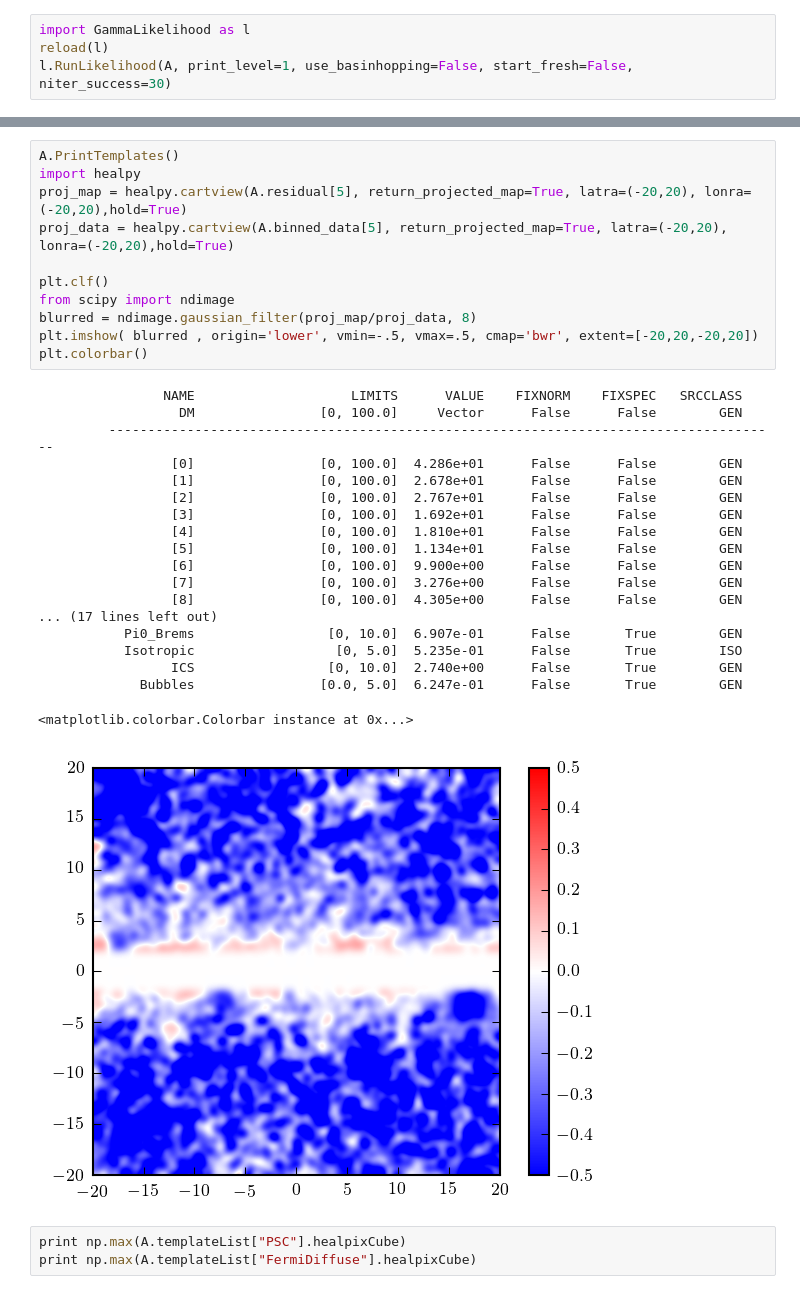
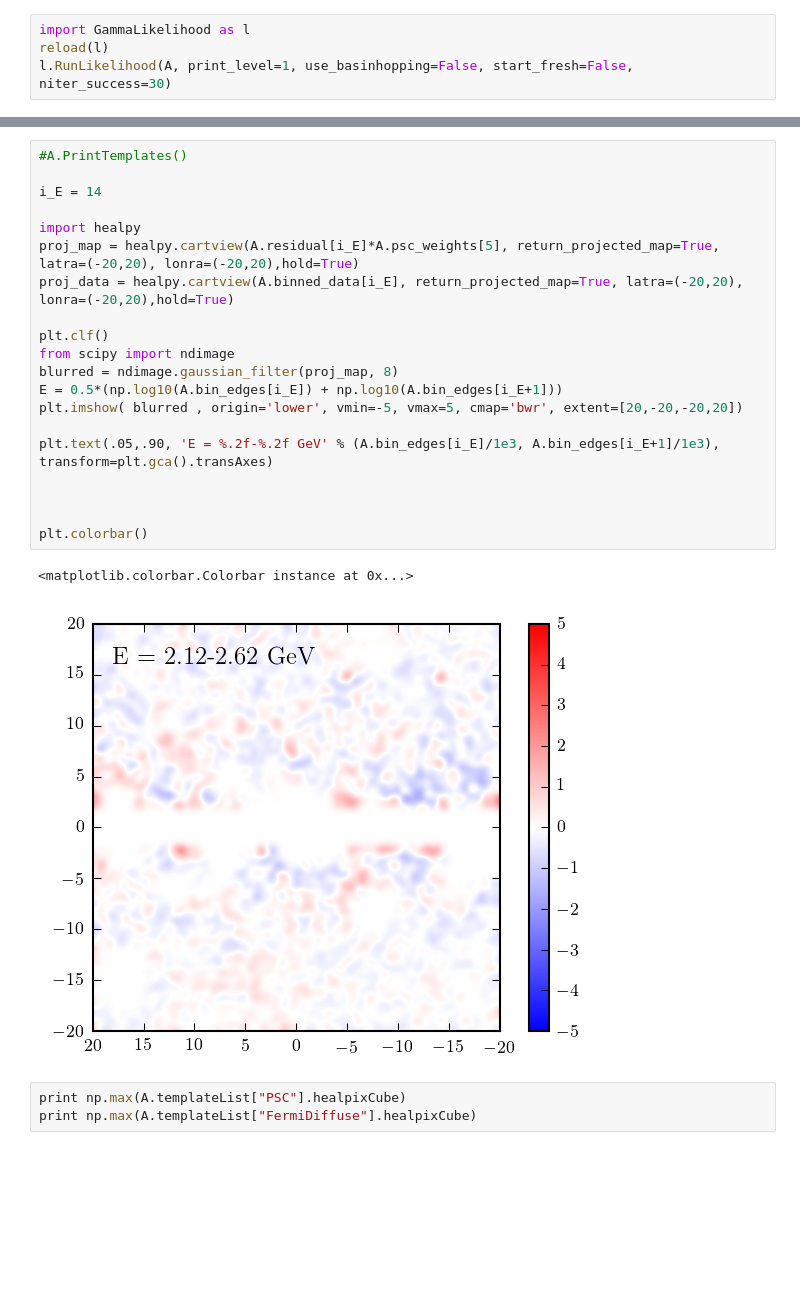
Before and after one commit to erccarls/GammaLike_dev, a Jupyter notebook: Test Analysis.ipynb, the cells around one changed output, grey strips where cells are left out. Saved outputs shown, nothing was run; the diff lists cells and outputs as text; blank space fills up the shorter version.

```diff
--- a/Test Analysis.ipynb
+++ b/Test Analysis.ipynb
@@ -193,34 +116,26 @@ TypeError: GetExpMap() takes exactly 5 arguments (6 given)
 # %%
-A.PrintTemplates()
+#A.PrintTemplates()
+
+i_E = 14
+
 import healpy
-proj_map = healpy.cartview(A.residual[5], return_projected_map=True, latra=(-20,20), lonra=(-20,20),hold=True)
-proj_data = healpy.cartview(A.binned_data[5], return_projected_map=True, latra=(-20,20), lonra=(-20,20),hold=True)
+proj_map = healpy.cartview(A.residual[i_E]*A.psc_weights[5], return_projected_map=True, latra=(-20,20), lonra=(-20,20),hold=True)
+proj_data = healpy.cartview(A.binned_data[i_E], return_projected_map=True, latra=(-20,20), lonra=(-20,20),hold=True)
 
 plt.clf()
 from scipy import ndimage
-blurred = ndimage.gaussian_filter(proj_map/proj_data, 8)
-plt.imshow( blurred , origin='lower', vmin=-.5, vmax=.5, cmap='bwr', extent=[-20,20,-20,20])
+blurred = ndimage.gaussian_filter(proj_map, 8)
+E = 0.5*(np.log10(A.bin_edges[i_E]) + np.log10(A.bin_edges[i_E+1]))
+plt.imshow( blurred , origin='lower', vmin=-5, vmax=5, cmap='bwr', extent=[20,-20,-20,20])
+
+plt.text(.05,.90, 'E = %.2f-%.2f GeV' % (A.bin_edges[i_E]/1e3, A.bin_edges[i_E+1]/1e3), transform=plt.gca().transAxes)
+
+
+
 plt.colorbar()
 # %% [output]
-                NAME                    LIMITS      VALUE    FIXNORM    FIXSPEC   SRCCLASS
-                  DM                [0, 100.0]     Vector      False      False        GEN
-         --------------------------------------------------------------------------------------
-                 [0]                [0, 100.0]  4.286e+01      False      False        GEN
-                 [1]                [0, 100.0]  2.678e+01      False      False        GEN
-                 [2]                [0, 100.0]  2.767e+01      False      False        GEN
-                 [3]                [0, 100.0]  1.692e+01      False      False        GEN
-                 [4]                [0, 100.0]  1.810e+01      False      False        GEN
-                 [5]                [0, 100.0]  1.134e+01      False      False        GEN
-                 [6]                [0, 100.0]  9.900e+00      False      False        GEN
-                 [7]                [0, 100.0]  3.276e+00      False      False        GEN
-                 [8]                [0, 100.0]  4.305e+00      False      False        GEN
-... (17 lines left out)
-           Pi0_Brems                 [0, 10.0]  6.907e-01      False       True        GEN
-           Isotropic                  [0, 5.0]  5.235e-01      False       True        ISO
-                 ICS                 [0, 10.0]  2.740e+00      False       True        GEN
-             Bubbles                [0.0, 5.0]  6.247e-01      False       True        GEN
+<matplotlib.colorbar.Colorbar instance at 0x...>
-<matplotlib.colorbar.Colorbar instance at 0x...>
-[figure, old version]
+[figure, new version]
 # %%
 print np.max(A.templateList["PSC"].healpixCube)
 print np.max(A.templateList["FermiDiffuse"].healpixCube)
```
Also changed, not shown: parts of 6 cells of this notebook, 11 other files.
